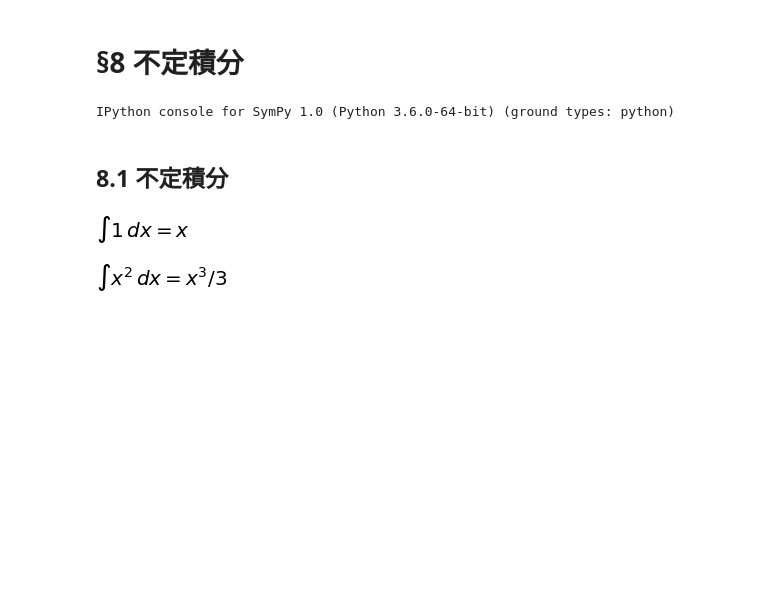
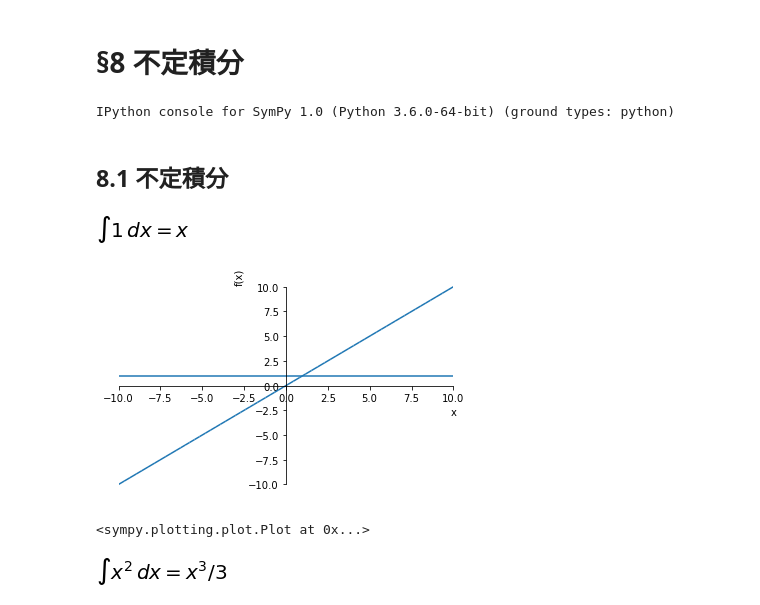
Before and after one commit to yaiwase/mathematics-for-technical-colleges, a Jupyter notebook: volume-02/section-08/item-08-01.ipynb, the cells around one changed output. Drawn from its saved outputs; the diff is of its cells as text; code cells hidden in the pictures; blank space fills up the shorter version.

```diff
--- a/volume-02/section-08/item-08-01.ipynb
+++ b/volume-02/section-08/item-08-01.ipynb
@@ -29,6 +29,11 @@ F1 = 1
 Eq(Integral(F1, x), sym.integrate(F1, x))
 # %% [output]
 [figure]
+# %%
+plot(x,F1)
+# %% [output]
+[figure, added]
+<sympy.plotting.plot.Plot at 0x...>
 # %%
 # 8.1
 # (2)
```
Also changed, not shown: parts of 2 cells of this notebook.
